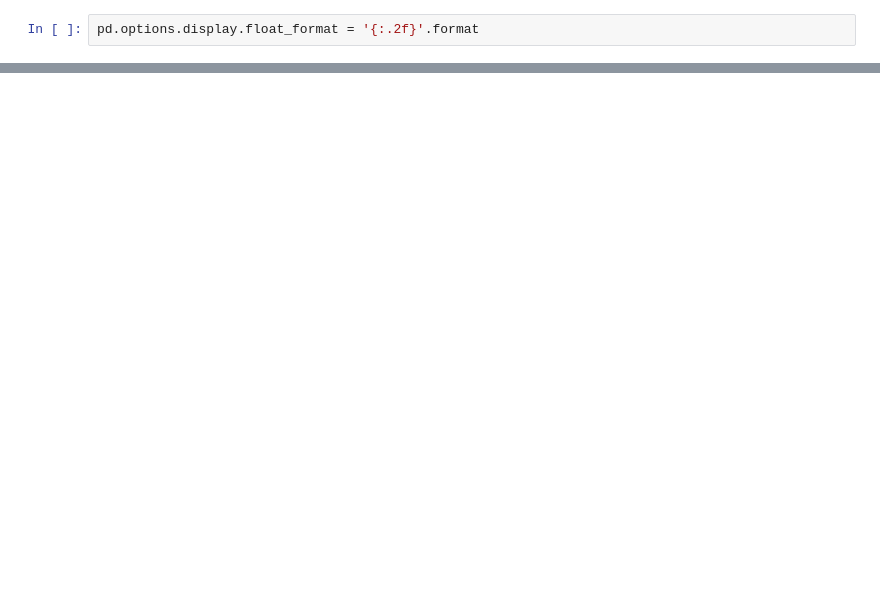
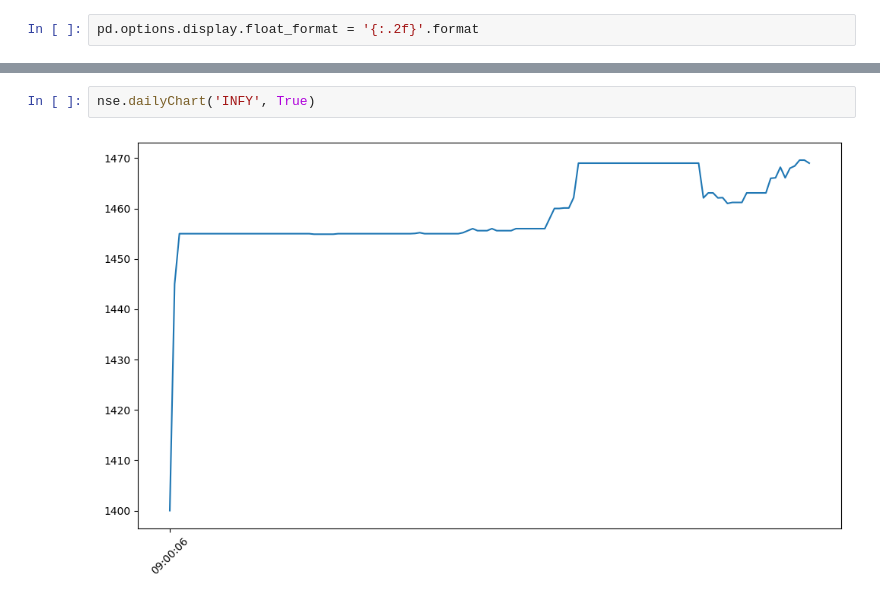
Before and after one commit to RoshanAli339/WebScraper, a Jupyter notebook: NSE.ipynb, the cells around one changed output, grey strips where cells are left out. Cells and saved outputs as stored; diff of their text form; blank space fills up the shorter version.

```diff
--- a/NSE.ipynb
+++ b/NSE.ipynb
@@ -77 +89,5 @@ Min Value on      01-Feb-2023
+# %%
+nse.dailyChart('INFY', True)
+# %% [output]
+[figure, added]
 # %%
```
Also changed, not shown: parts of 6 cells of this notebook, 1 other file.
